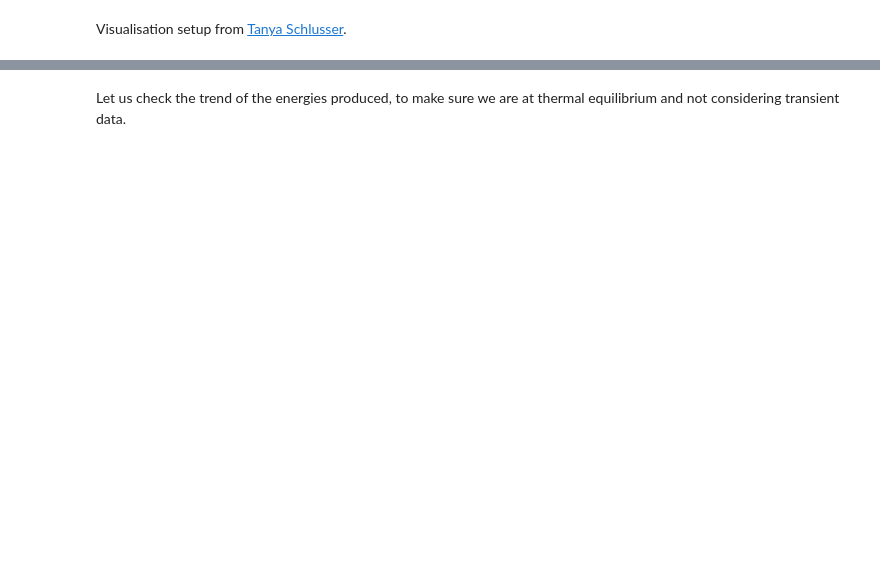
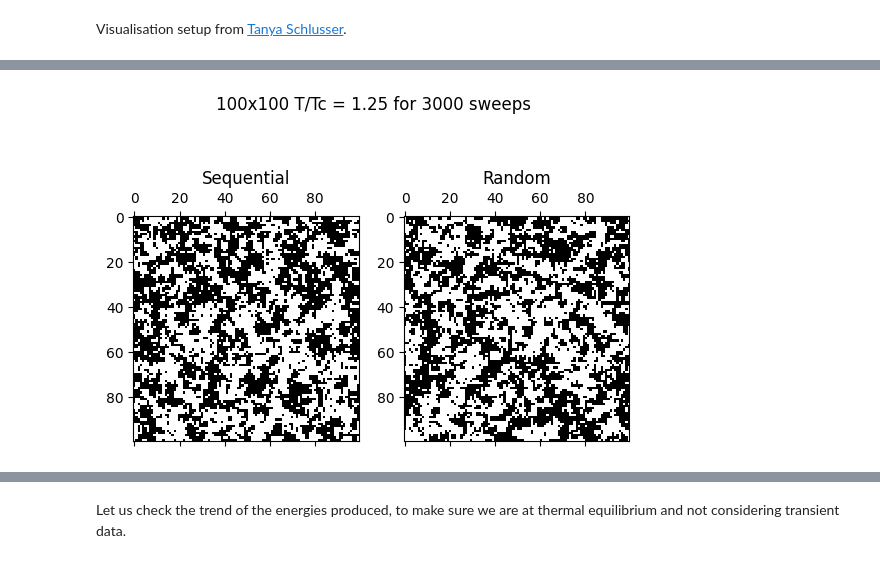
Before and after one commit to tylerjwhitts/IsingModel, a Jupyter notebook: montecarlomethod.ipynb, the cells around one changed output, grey strips where cells are left out. Drawn from its saved outputs; the diff is of its cells as text; code cells hidden in the pictures; blank space fills up the shorter version.

```diff
--- a/montecarlomethod.ipynb
+++ b/montecarlomethod.ipynb
@@ -430,10 +219,0 @@ def ising_mcmc(L, betaJ, N, num_sweeps=10000):
-# %%
-num_sweeps = 10000
-N = 100
-L = 10
-betaJ = 0.5
-
-snapshots, energies, mags = ising_mcmc(L, betaJ, N, num_sweeps=10000)
-# %%
-filename = (f'ising2_{betaJ}_{L}x{L}_{num_sweeps}_{N}.gif')
-write_gif(snapshots, filename, fps=8)
@@ -439,0 +298,32 @@ write_gif(snapshots, filename, fps=8)
+# %%
+def runMarkovChain(T_over_Tc=0.9, height=10, width=10, num_sweeps=100, algorithm='random', output_prog=True, output_gif=False):
+    Tc = 2.269 # Normalized T:= kT/J
+    T = T_over_Tc * Tc
+    lattice = np.random.choice([-1,1], (height, width))
+    if algorithm=='random':
+        dataset, final_state, magnetization = markovChainRandom(lattice, T, N=height*width , num_sweeps=num_sweeps, output=output_prog)
+    elif algorithm=='sequential':
+        dataset, final_state, magnetization = markovChainSequential(lattice, T, num_sweeps=num_sweeps, output=output_prog)
+
+    if output_gif==True:
+        filename = (f'./gifs/ising_{algorithm}_{T_over_Tc}_{height}x{width}_{num_sweeps}.gif')
+        write_gif(dataset, filename, fps=8)
+    return dataset, final_state, magnetization
+# %%
+T_over_Tc = 1.25
+L = 100
+num_sweeps = 3000
+dataset_seq, final_state_seq, mag_seq = runMarkovChain(T_over_Tc, height=L, width=L, algorithm='sequential', num_sweeps=num_sweeps, output_gif=True, output_prog=False)
+dataset_ran, final_state_ran, mag_ran = runMarkovChain(T_over_Tc, height=L, width=L, algorithm='random', num_sweeps=num_sweeps, output_gif=True, output_prog=False)
+# %%
+fig, ax = plt.subplots(1, 2)
+fig.suptitle(f'{L}x{L} T/Tc = {T_over_Tc} for {num_sweeps} sweeps')
+ax[0].matshow(final_state_seq, cmap='gray')
+ax[1].matshow(final_state_ran, cmap='gray')
+ax[0].set_title('Sequential')
+ax[1].set_title('Random')
+
+filename = f"./figures/compare_finalstate_seq_v_ran_{L}x{L}_{T_over_Tc}_for_{num_sweeps}.png"
+fig.savefig(filename)
+# %% [output]
+[figure, added]
```
Also changed, not shown: parts of 76 cells of this notebook, 2 other files.
